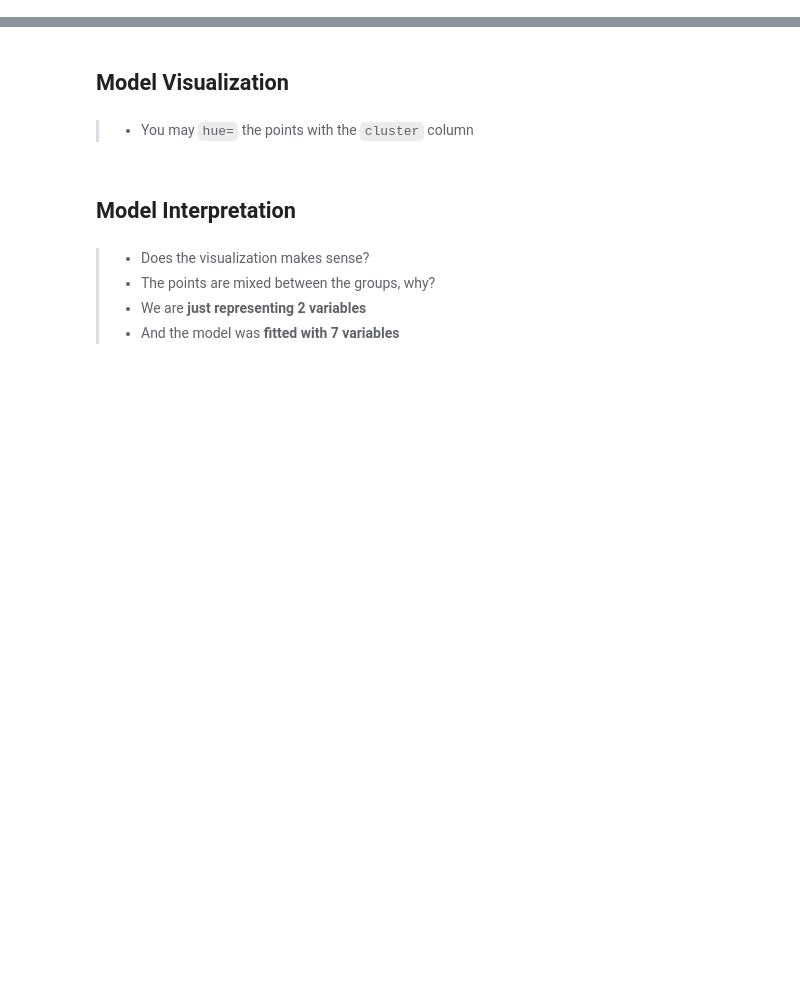
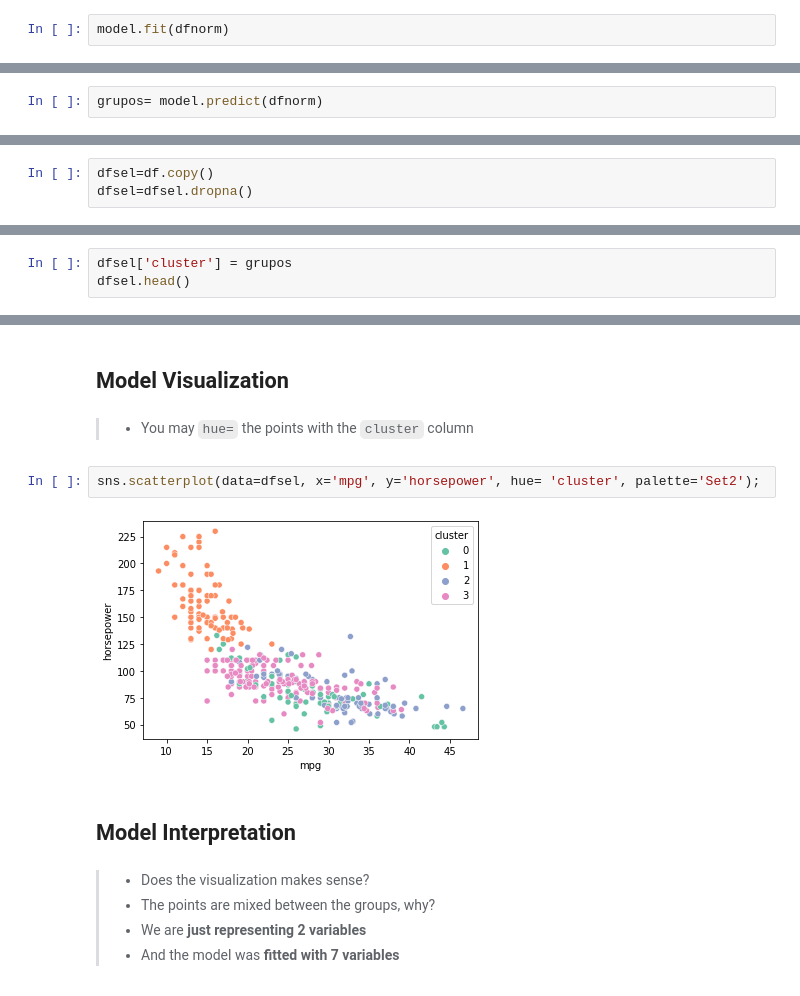
Before and after one commit to apoboldon/machine-learning-program, a Jupyter notebook: #10. Componentes Principales (PCA)/06practice_componentes_componentes_componentes-principales-(.ipynb, the cells around one changed output, grey strips where cells are left out. Drawn from its saved outputs; the diff is of its cells as text; blank space fills up the shorter version.

```diff
--- a/#10. Componentes Principales (PCA)/06practice_componentes_componentes_componentes-principales-(.ipynb
+++ b/#10. Componentes Principales (PCA)/06practice_componentes_componentes_componentes-principales-(.ipynb
@@ -60,0 +143,2 @@ df.sample(10)
+# %%
+model.fit(dfnorm)
@@ -62,9 +148,14 @@ df.sample(10)
 ## Get the `cluster` for all USA States
 # %% [markdown]
 > - `model.` + `↹`
+# %%
+grupos= model.predict(dfnorm)
 # %% [markdown]
 > - Create a `dfsel` DataFrame
 > - That contains the **columns you used for the model**
+# %%
+dfsel=df.copy()
+dfsel=dfsel.dropna()
 # %% [markdown]
 > - Add a **new column**
 > - That **contains the `cluster` prediction** for every USA State
@@ -72,0 +162,3 @@ df['cluster'] = ?
+# %%
+dfsel['cluster'] = grupos
+dfsel.head()
@@ -74,6 +174,10 @@ df['cluster'] = ?
 ## Model Visualization
 # %% [markdown]
 > - You may `hue=` the points with the `cluster` column
+# %%
+sns.scatterplot(data=dfsel, x='mpg', y='horsepower', hue= 'cluster', palette='Set2');
+# %% [output]
+[figure, added]
 # %% [markdown]
 ## Model Interpretation
 # %% [markdown]
```
Also changed, not shown: parts of 35 cells of this notebook.
